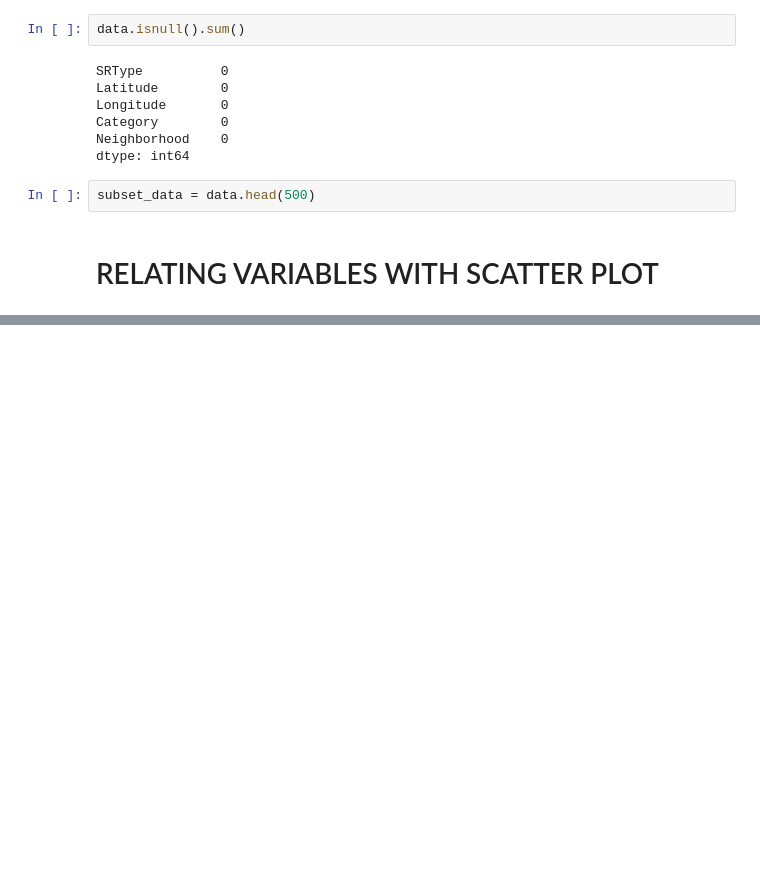
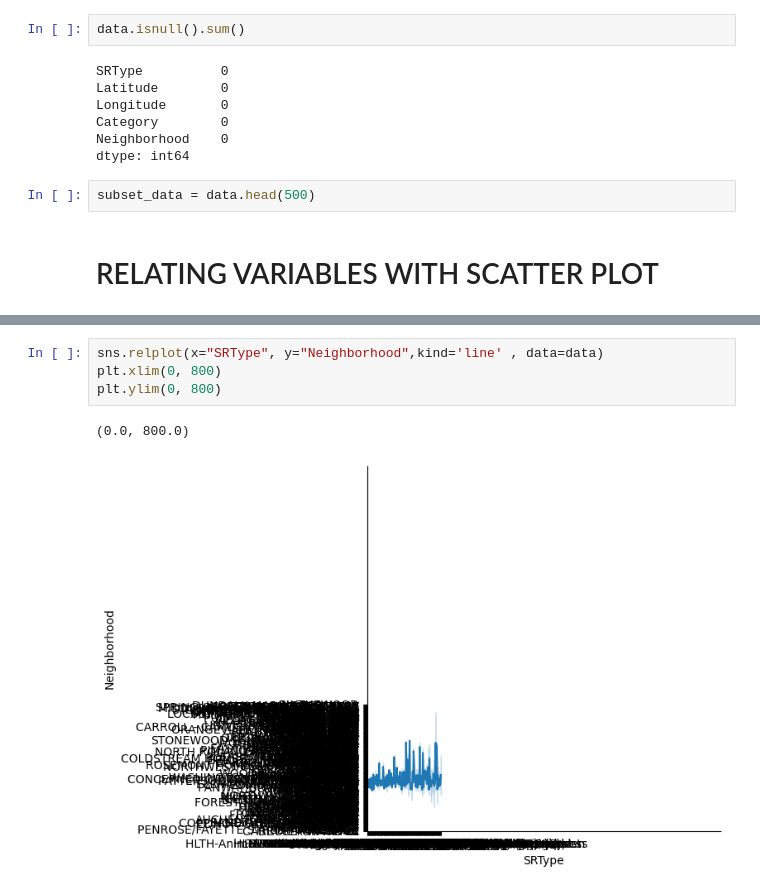
Before and after one commit to LeuleY/CovidDataset, a Jupyter notebook: Untitled.ipynb, the cells around one changed output, grey strips where cells are left out. Cells and saved outputs as stored; diff of their text form; blank space fills up the shorter version.

Commit message:
line grpah

```diff
--- a/Untitled.ipynb
+++ b/Untitled.ipynb
@@ -60,0 +62,7 @@ sns.relplot(x="Category", y="Neighborhood", data=subset_data)
+# %%
+sns.relplot(x="SRType", y="Neighborhood",kind='line' , data=data)
+plt.xlim(0, 800)
+plt.ylim(0, 800)
+# %% [output]
+(0.0, 800.0)
+[figure, added]
```
Also changed, not shown: parts of 2 cells of this notebook.
